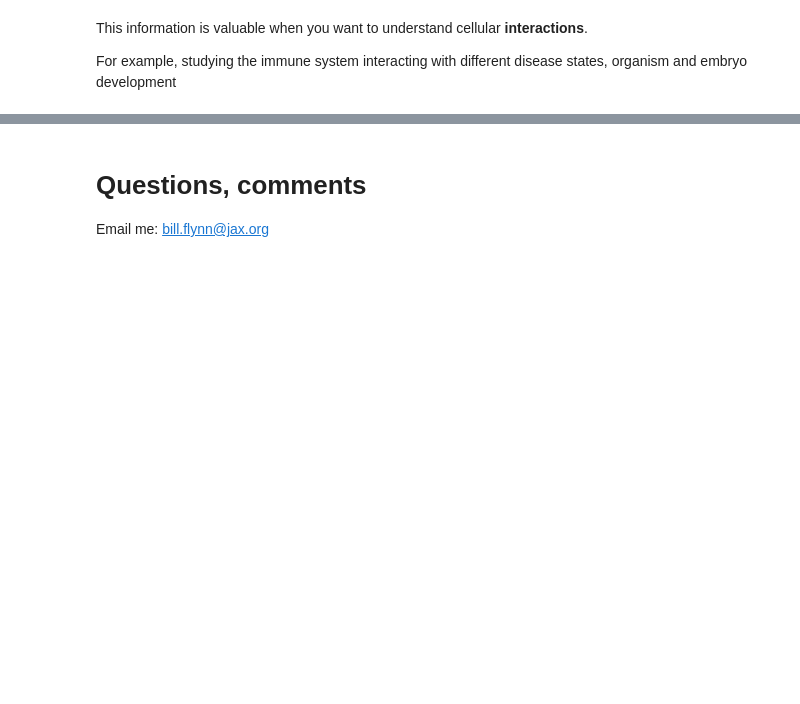
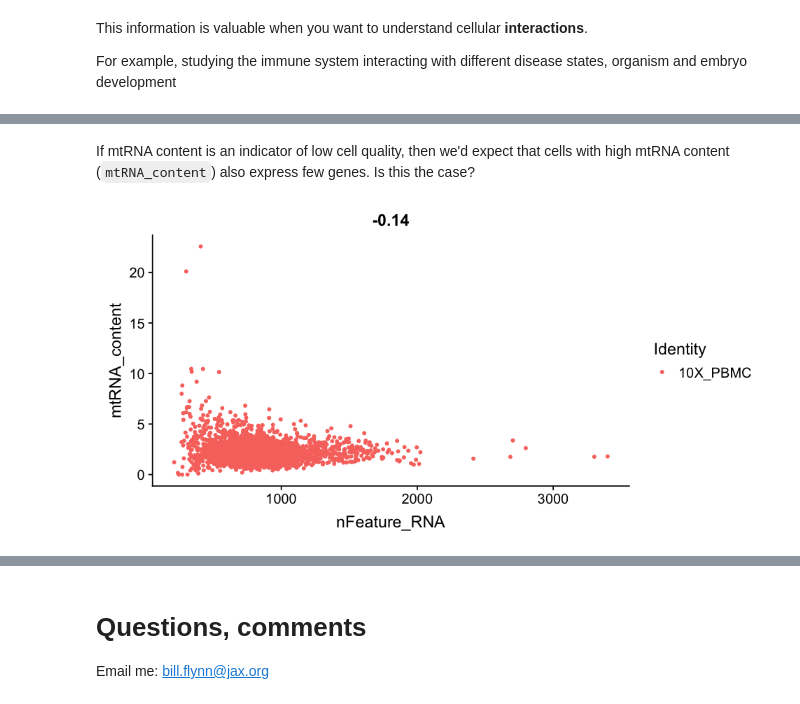
Before and after one commit to wflynny/JAX-Sleep-2023, a Jupyter notebook: index.ipynb, the cells around one changed output, grey strips where cells are left out. Drawn from its saved outputs; the diff is of its cells as text; code cells hidden in the pictures; blank space fills up the shorter version.

```diff
--- a/index.ipynb
+++ b/index.ipynb
@@ -749,0 +572,6 @@ For example, studying the immune system interacting with different disease state
+# %% [markdown]
+If mtRNA content is an indicator of low cell quality, then we'd expect that cells with high mtRNA content (`mtRNA_content`) also express few genes.  Is this the case?
+# %%
+FeatureScatter(object = pbmc, feature1 = "nFeature_RNA", feature2 = "mtRNA_content")
+# %% [output]
+[figure, added]
```
Also changed, not shown: parts of 129 cells of this notebook, 1 other file.
